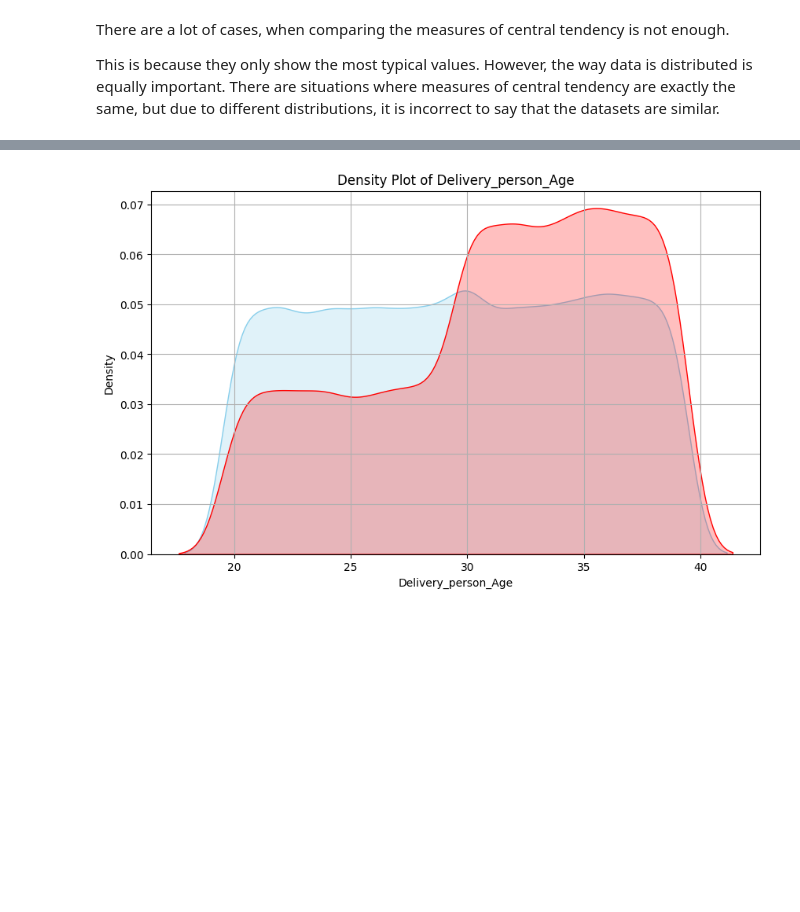
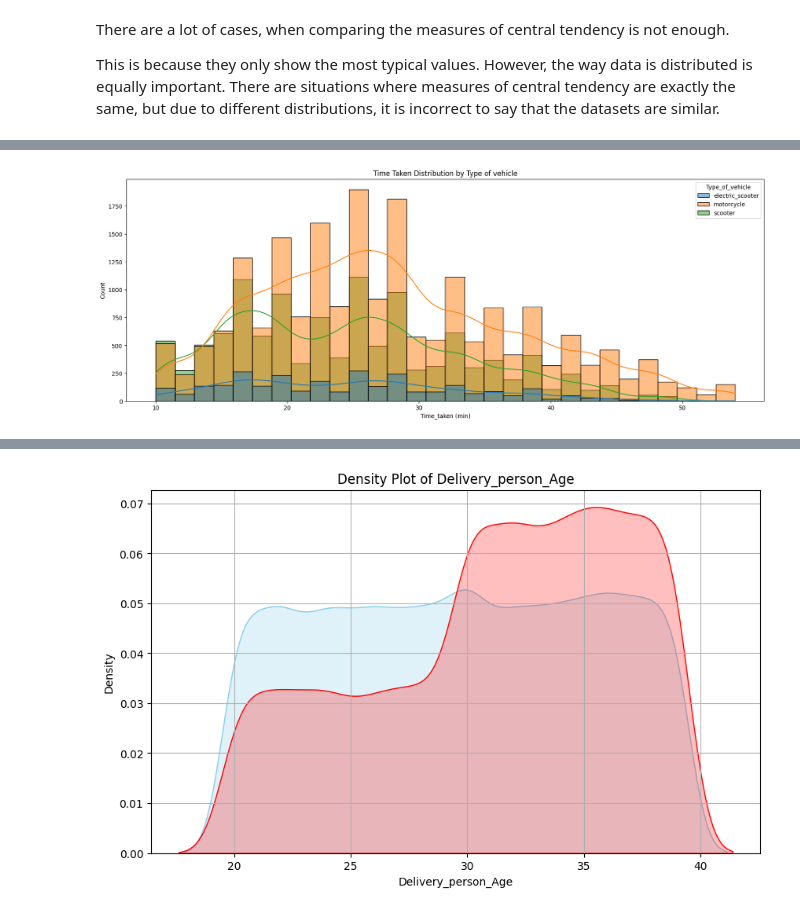
Before and after one commit to huynhvu0911/FinalProject_DeliveryOperation, a Jupyter notebook: DeliveryOperation.ipynb, the cells around one changed output, grey strips where cells are left out. Drawn from its saved outputs; the diff is of its cells as text; code cells hidden in the pictures; blank space fills up the shorter version.

```diff
--- a/DeliveryOperation.ipynb
+++ b/DeliveryOperation.ipynb
@@ -367,0 +382,8 @@ This is because they only show the most typical values. However, the way data is
+# %%
+# Histogram của time_taken theo Type_of_vehicle
+plt.figure(figsize=(20, 7))
+sns.histplot(data=df, x='Time_taken (min)', hue='Type_of_vehicle', bins=30, kde=True)
+plt.title('Time Taken Distribution by Type of vehicle')
+plt.show()
+# %% [output]
+[figure, added]
```
Also changed, not shown: parts of 27 cells of this notebook.
